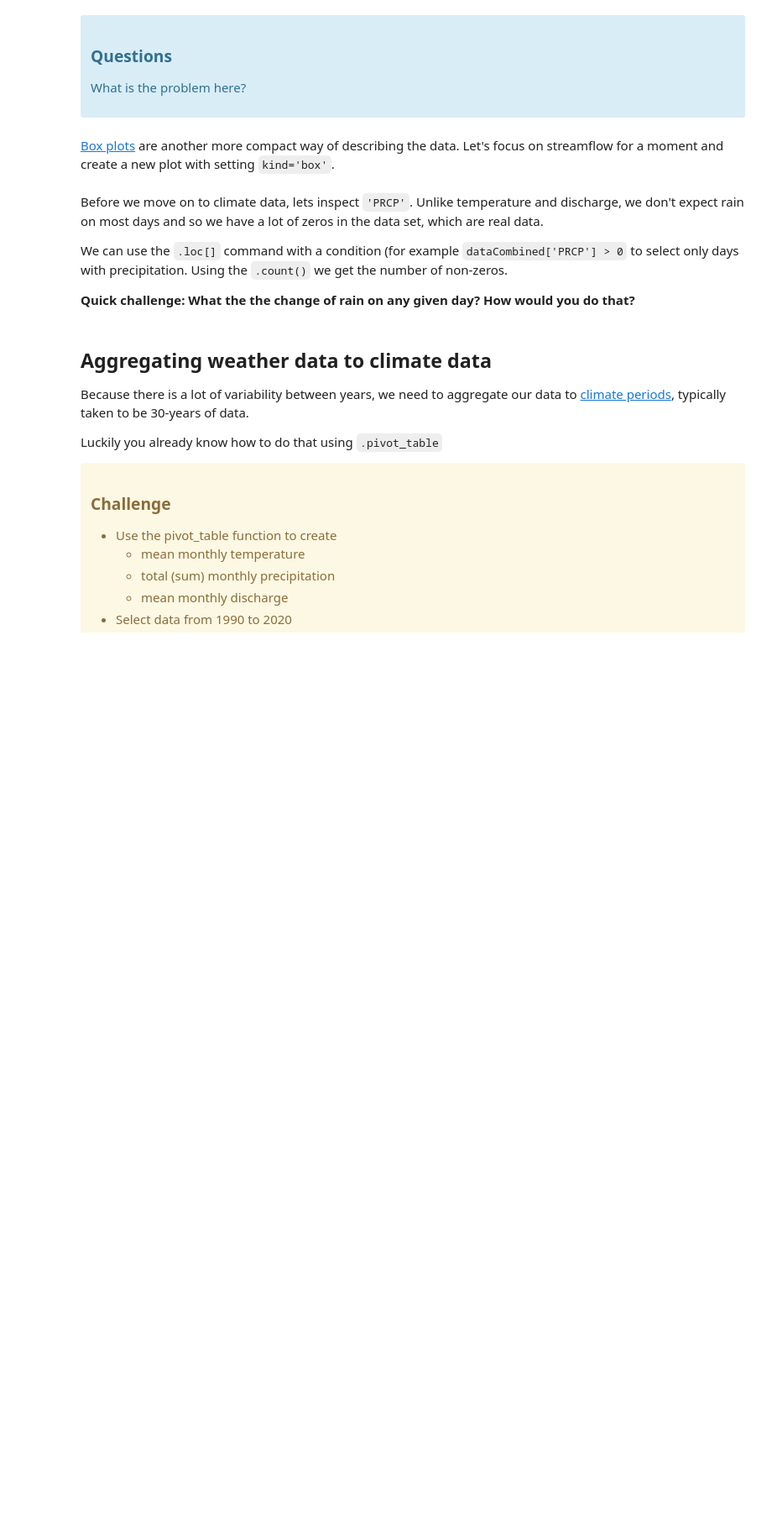
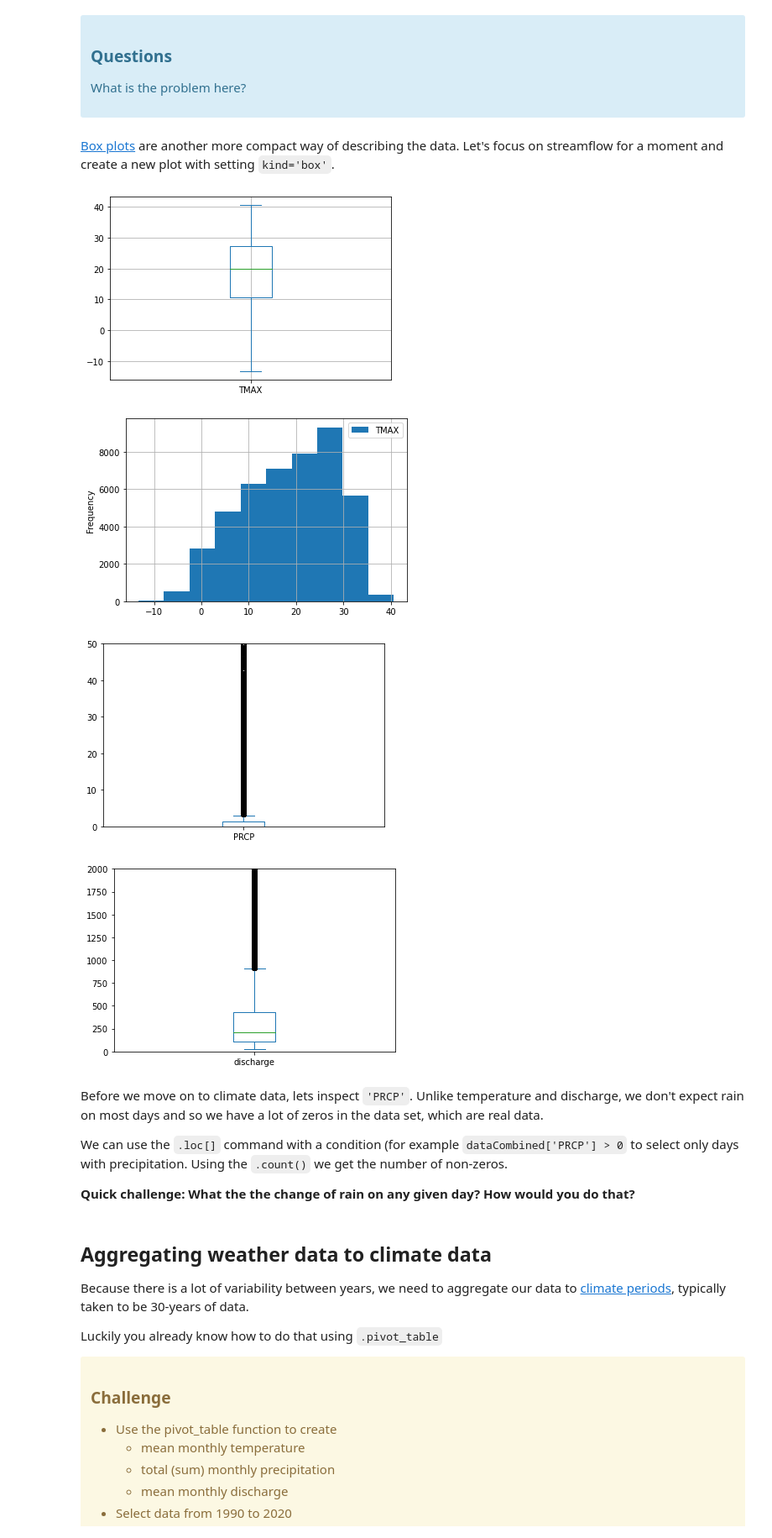
Before and after one commit to reggiewilcox/ISAT420_Code, a Jupyter notebook: W4_1_ClimateData/code/aggregatingData.ipynb, the cells around one changed output. Shown at 84% size. Saved outputs shown, nothing was run; the diff lists cells and outputs as text; code cells hidden in the pictures; blank space fills up the shorter version.

```diff
--- a/W4_1_ClimateData/code/aggregatingData.ipynb
+++ b/W4_1_ClimateData/code/aggregatingData.ipynb
@@ -104,7 +173,16 @@ What is the problem here?
 # %% [markdown]
 [Box plots](https://pandas.pydata.org/pandas-docs/stable/reference/api/pandas.DataFrame.boxplot.html) are another more compact way of describing the data. Let's focus on streamflow for a moment and create a new plot with setting `kind='box'`.
 # %%
-dataCombined.plot()
+ax = dataCombined.plot(kind='box', y='TMAX')
+ax.grid(True)
+dataCombined.plot(kind='hist', y='TMAX', grid = True)
+ax = dataCombined.plot(kind='box', y='PRCP', ylim=[0, 50])
+ax = dataCombined.plot(kind='box', y='discharge', ylim=[0, 2000])
+# %% [output]
+[figure, added]
+[figure, added]
+[figure, added]
+[figure, added]
 # %% [markdown]
 Before we move on to climate data, lets inspect `'PRCP'`. Unlike temperature and discharge, we don't expect rain on most days and so we have a lot of zeros in the data set, which are real data.
 
```
Also changed, not shown: parts of 8 cells of this notebook, 3 other files.
